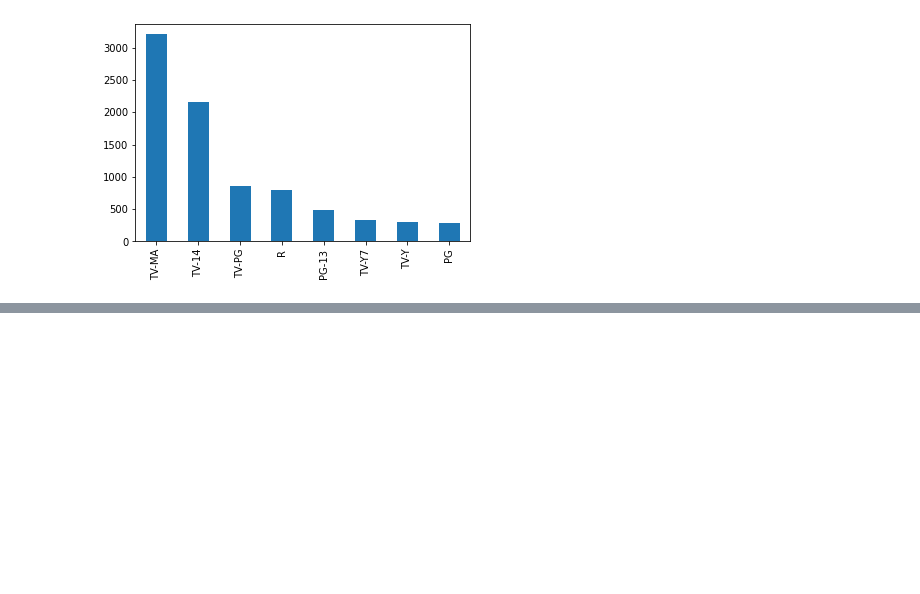
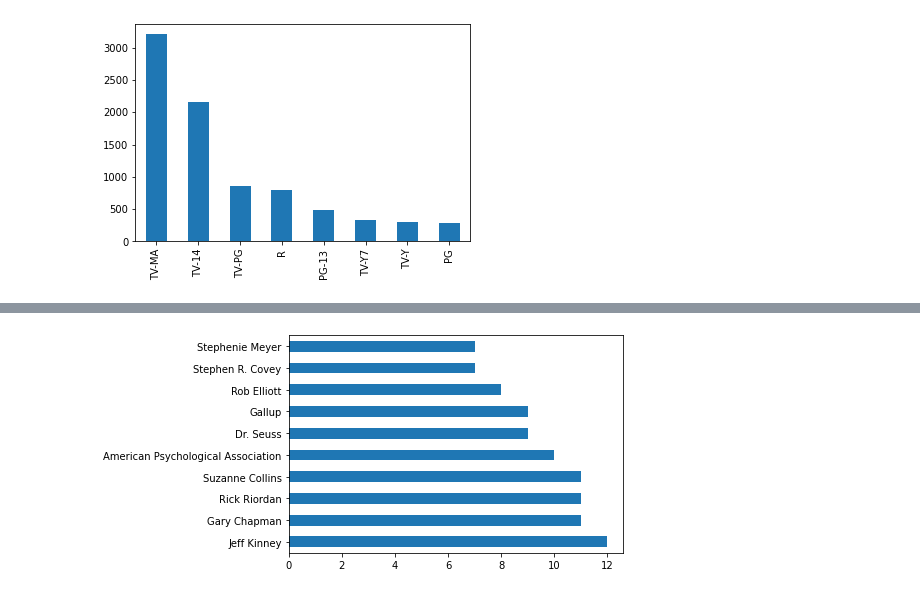
Before and after one commit to tornikeo/python_pandas_matplot_practice, a Jupyter notebook: Python_and_Pandas_Review.ipynb, the cells around one changed output, grey strips where cells are left out. Cells and saved outputs as stored; diff of their text form; code cells hidden in the pictures; blank space fills up the shorter version.

```diff
--- a/Python_and_Pandas_Review.ipynb
+++ b/Python_and_Pandas_Review.ipynb
@@ -625,0 +727,4 @@ netflix.rating.value_counts().head(8).plot(kind='bar');
+# %%
+bestsellers['Author'].value_counts().head(10).plot(kind='barh');   ###barh easier to reach in this case - h == horizontal
+# %% [output]
+[figure, added]
```
Also changed, not shown: parts of 49 cells of this notebook.
